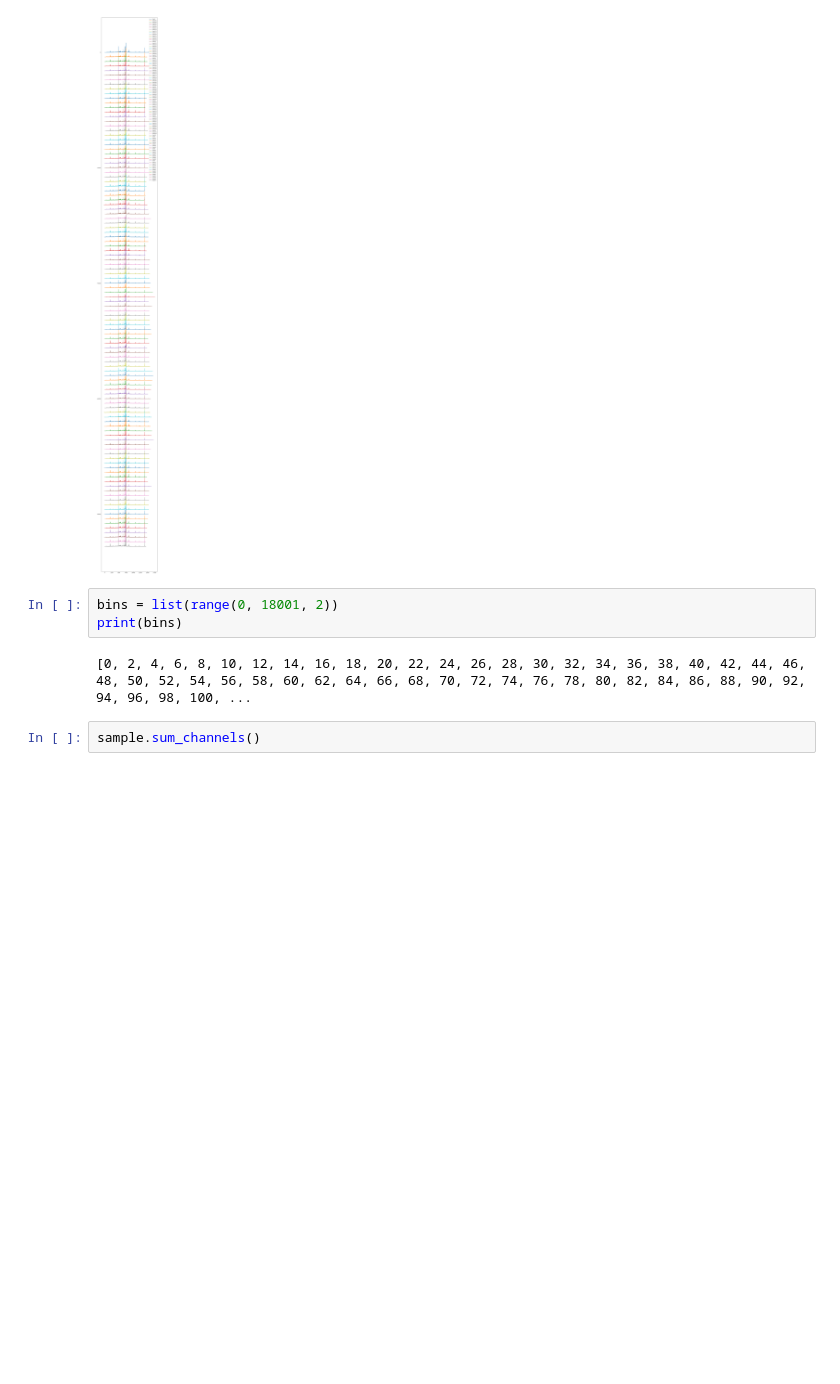
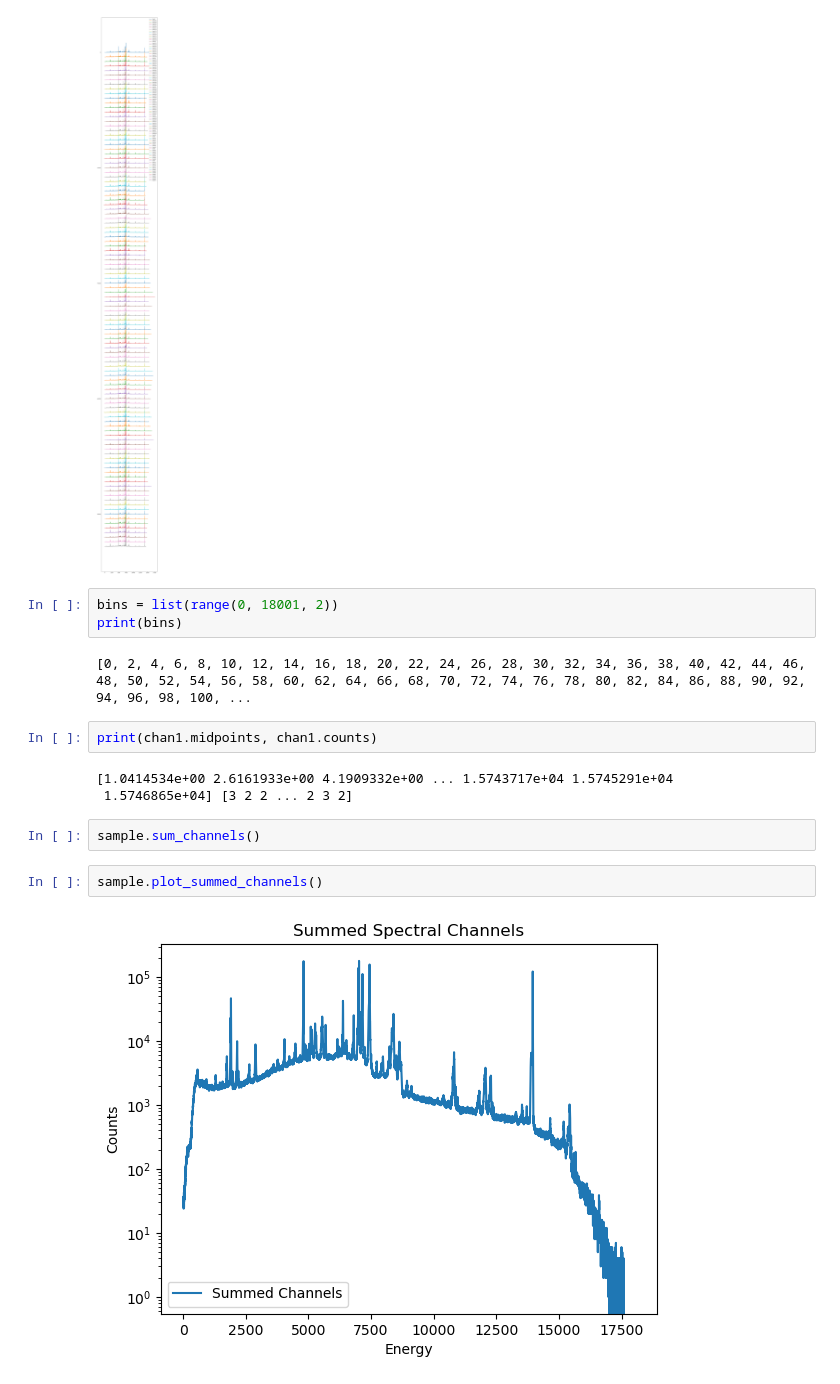
Before and after one commit to Tussky/spectral, a Jupyter notebook: Josiah.ipynb, the cells around one changed output. Saved outputs shown, nothing was run; the diff lists cells and outputs as text; blank space fills up the shorter version.

Commit message:
summed channel stuff

```diff
--- a/Josiah.ipynb
+++ b/Josiah.ipynb
@@ -85,5 +85,14 @@ bins = list(range(0, 18001, 2))
 print(bins)
 # %% [output]
 [0, 2, 4, 6, 8, 10, 12, 14, 16, 18, 20, 22, 24, 26, 28, 30, 32, 34, 36, 38, 40, 42, 44, 46, 48, 50, 52, 54, 56, 58, 60, 62, 64, 66, 68, 70, 72, 74, 76, 78, 80, 82, 84, 86, 88, 90, 92, 94, 96, 98, 100, ...
+# %%
+print(chan1.midpoints, chan1.counts)
+# %% [output]
+[1.0414534e+00 2.6161933e+00 4.1909332e+00 ... 1.5743717e+04 1.5745291e+04
+ 1.5746865e+04] [3 2 2 ... 2 3 2]
 # %%
 sample.sum_channels()
+# %%
+sample.plot_summed_channels()
+# %% [output]
+[figure, added]
```
Also changed, not shown: parts of 1 cell of this notebook, 1 other file.
